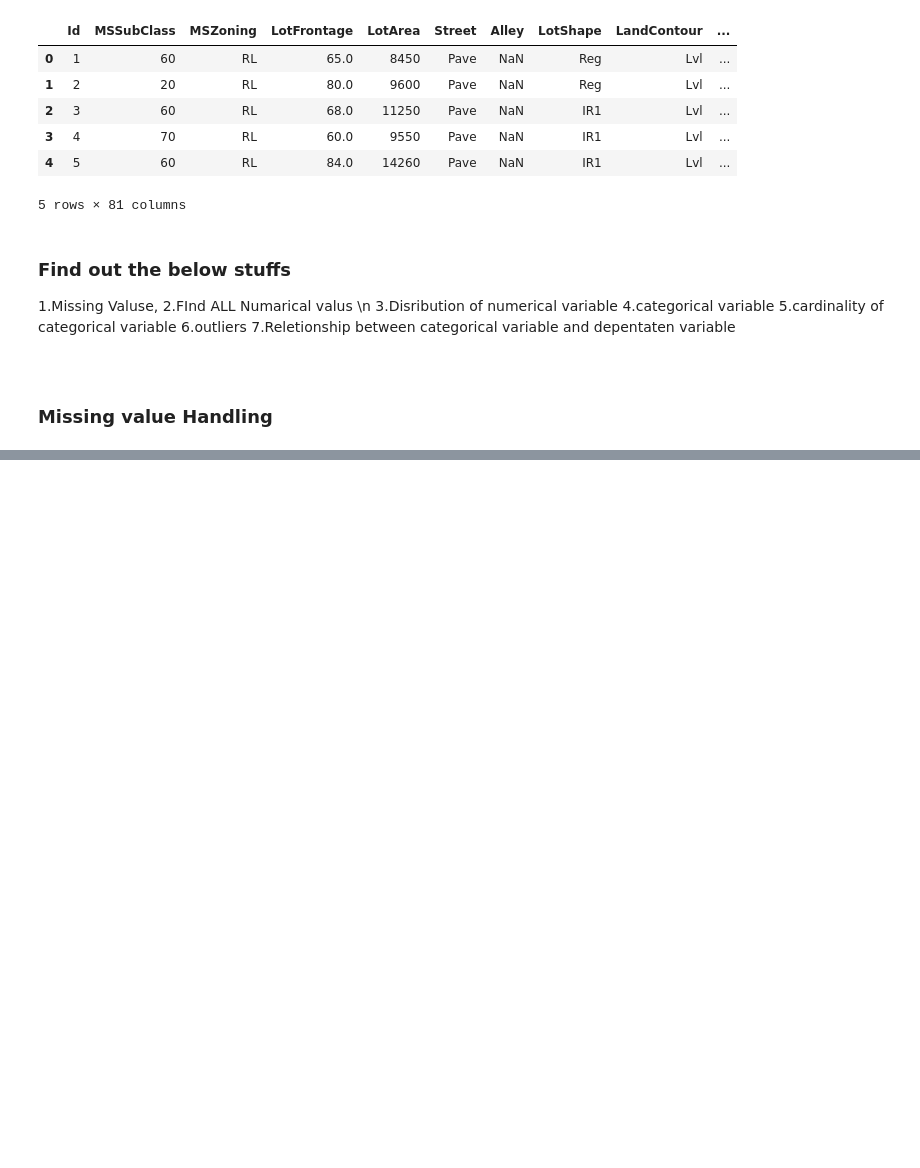
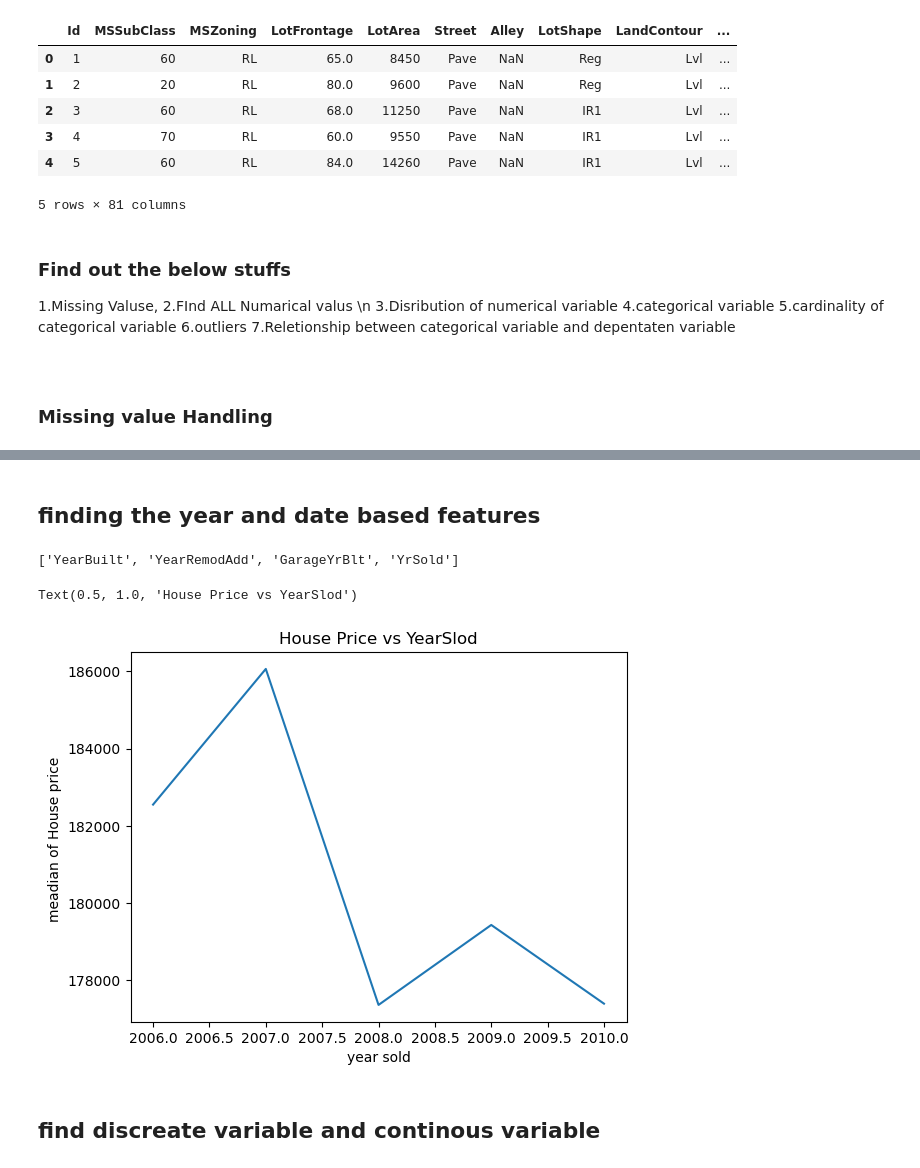
Before and after one commit to shameem11/House_price_prediction, a Jupyter notebook: House_price_prediction_feature.ipynb, the cells around one changed output, grey strips where cells are left out. Drawn from its saved outputs; the diff is of its cells as text; code cells hidden in the pictures; blank space fills up the shorter version.

```diff
--- a/House_price_prediction_feature.ipynb
+++ b/House_price_prediction_feature.ipynb
@@ -78,0 +129,20 @@ MiscFeature 0.963 %missig value percentage
+# %% [markdown]
+## finding the year and date based features ##
+# %%
+year_feature = [Feature for Feature in numerical_data if 'Yr' in Feature or 'Year' in Feature ]
+year_feature
+# %% [output]
+['YearBuilt', 'YearRemodAdd', 'GarageYrBlt', 'YrSold']
+# %%
+##Find the relation between years sold and house price ##
+
+
+Dataset.groupby('YrSold')['SalePrice'].mean().plot()
+plt.xlabel('year sold')
+plt.ylabel('meadian of House price ')
+plt.title('House Price vs YearSlod')
+# %% [output]
+Text(0.5, 1.0, 'House Price vs YearSlod')
+[figure, added]
+# %% [markdown]
+## find discreate variable and continous variable ##
```
Also changed, not shown: parts of 18 cells of this notebook.
